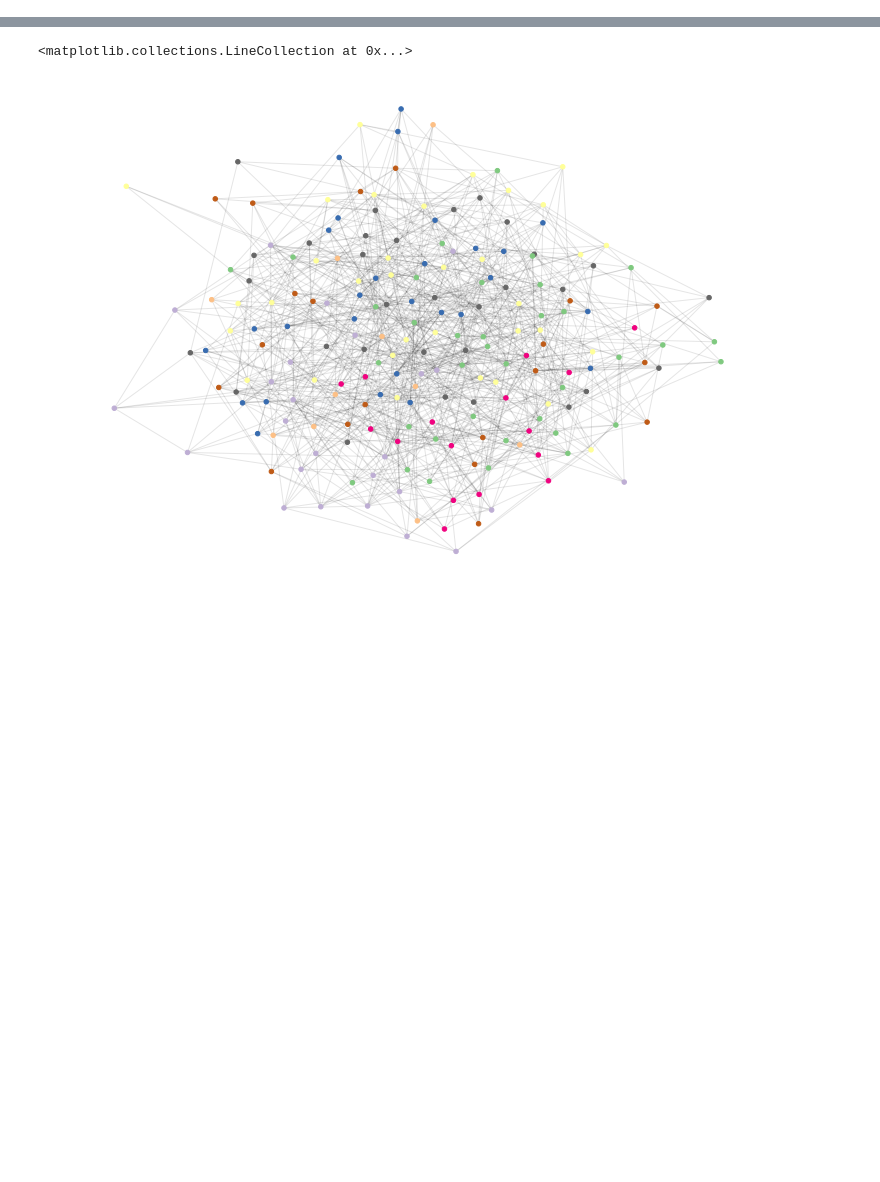
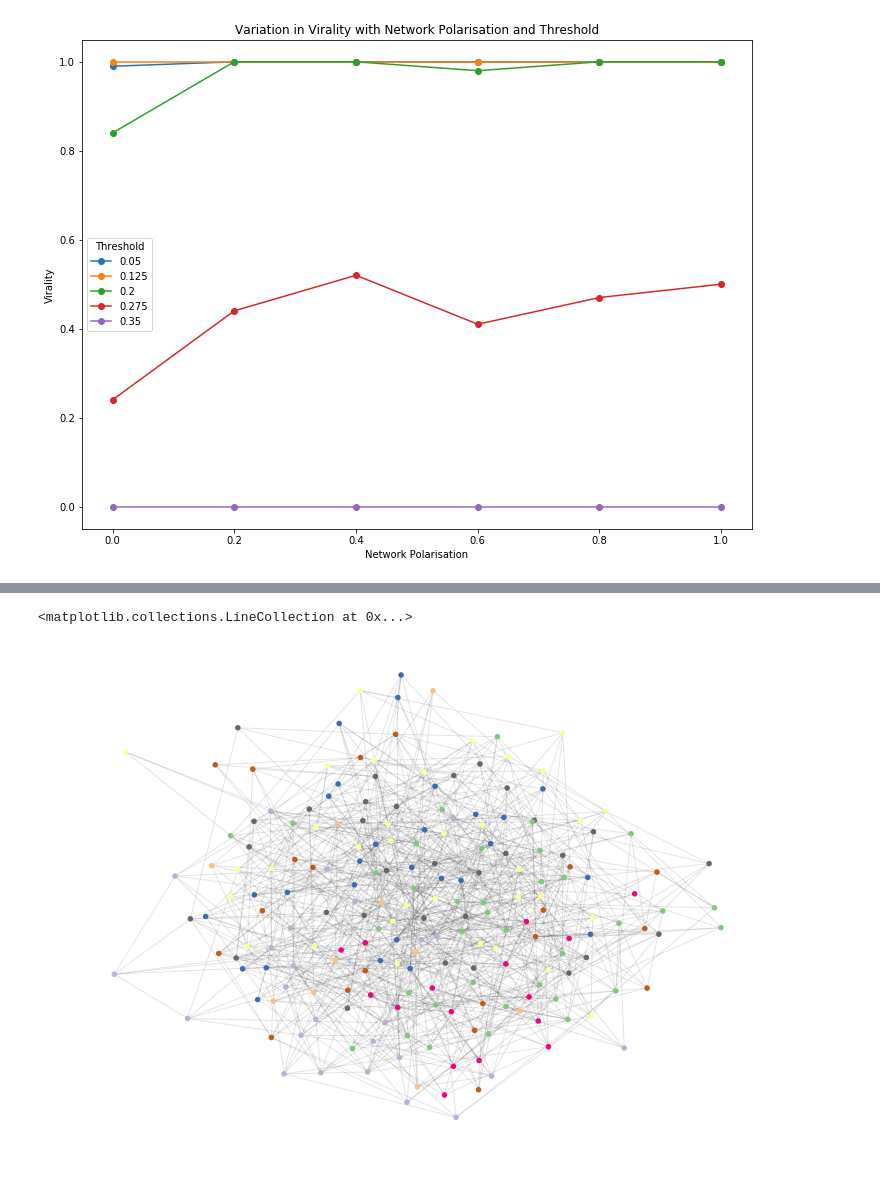
Before and after one commit to asrayousuf/InformationDiffusion, a Jupyter notebook: notebooks/Part-3-EchoChamberEffect.ipynb, the cells around one changed output, grey strips where cells are left out. Saved outputs shown, nothing was run; the diff lists cells and outputs as text; code cells hidden in the pictures; blank space fills up the shorter version.

```diff
--- a/notebooks/Part-3-EchoChamberEffect.ipynb
+++ b/notebooks/Part-3-EchoChamberEffect.ipynb
@@ -124,0 +196,17 @@ for i in range(1):
+# %%
+opinion_polarisation = 0
+N = 150
+for threshold in threshold_list:
+    virality = []
+    for nwp in nw_polarisation_list:
+        result = model_information_diffusion(nwp, N, opinion_polarisation, threshold, niter)
+        spread = sum(i >= 0.5 for i in result)/niter
+        virality.append(spread)
+    plot(nw_polarisation_list, virality, label=round(threshold, 3), marker='o')
+plt.legend(title='Threshold')
+plt.xlabel('Network Polarisation')
+plt.ylabel('Virality')
+plt.title('Variation in Virality with Network Polarisation and Threshold')
+plt.show()
+# %% [output]
+[figure, added]
```
Also changed, not shown: parts of 29 cells of this notebook.
